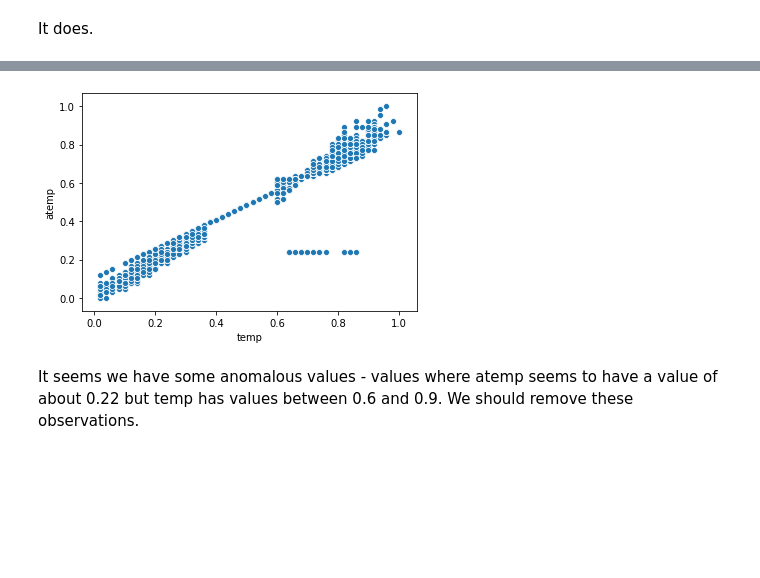
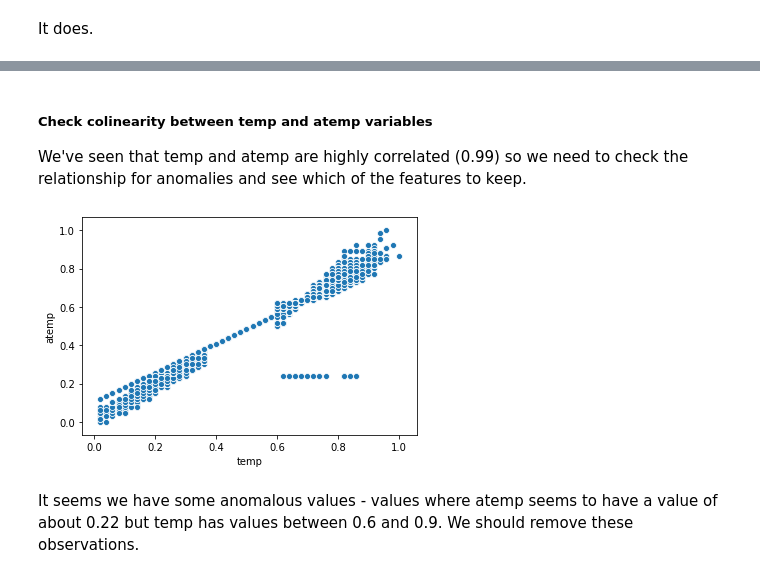
Before and after one commit to gradinarualex/bike-rental-predictions, a Jupyter notebook: Bike Rental Prediction.ipynb, the cells around one changed output, grey strips where cells are left out. Drawn from its saved outputs; the diff is of its cells as text; code cells hidden in the pictures; blank space fills up the shorter version.

```diff
--- a/Bike Rental Prediction.ipynb
+++ b/Bike Rental Prediction.ipynb
@@ -185,7 +248,11 @@ plt.show()
+# %% [markdown]
+##### **Check colinearity between temp and atemp variables**
+
+We've seen that temp and atemp are highly correlated (0.99) so we need to check the relationship for anomalies and see which of the features to keep.
 # %%
-ax = sns.scatterplot(x="temp", y="atemp", data=train_df)
+ax = sns.scatterplot(x="temp", y="atemp", data=df)
 # %% [output]
-[figure, old version]
+[figure, new version]
 # %% [markdown]
 It seems we have some anomalous values - values where atemp seems to have a value of about 0.22 but temp has values between 0.6 and 0.9. We should remove these observations.
 # %%
```
Also changed, not shown: parts of 95 cells of this notebook.
